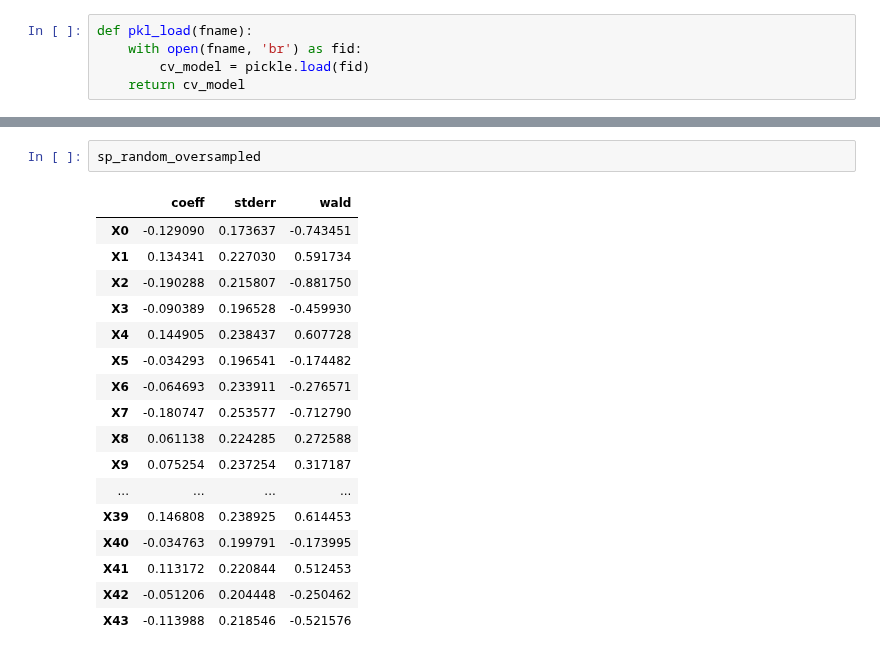
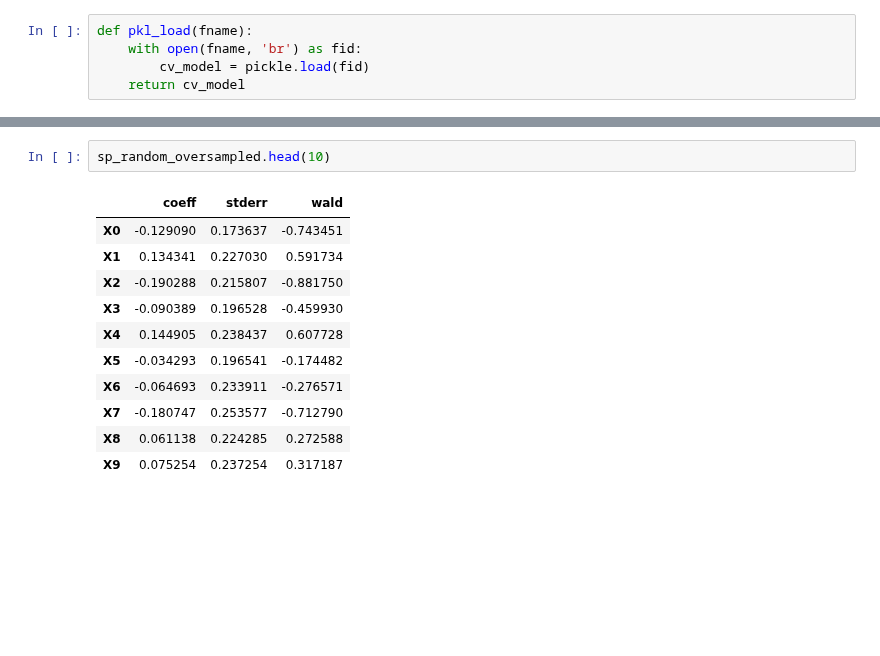
Before and after one commit to AllanLRH/master_thesis, a Jupyter notebook: joachim_exercise/results_summary.ipynb, the cells around one changed output, grey strips where cells are left out. Saved outputs shown, nothing was run; the diff lists cells and outputs as text; blank space fills up the shorter version.

```diff
--- a/joachim_exercise/results_summary.ipynb
+++ b/joachim_exercise/results_summary.ipynb
@@ -117,21 +113,15 @@ sp_adasyn
 # %%
-sp_random_oversampled
+sp_random_oversampled.head(10)
 # %% [output]
 |  | coeff | stderr | wald |
 | X0 | -0.129090 | 0.173637 | -0.743451 |
 | X1 | 0.134341 | 0.227030 | 0.591734 |
 | X2 | -0.190288 | 0.215807 | -0.881750 |
 | X3 | -0.090389 | 0.196528 | -0.459930 |
 | X4 | 0.144905 | 0.238437 | 0.607728 |
 | X5 | -0.034293 | 0.196541 | -0.174482 |
 | X6 | -0.064693 | 0.233911 | -0.276571 |
 | X7 | -0.180747 | 0.253577 | -0.712790 |
 | X8 | 0.061138 | 0.224285 | 0.272588 |
 | X9 | 0.075254 | 0.237254 | 0.317187 |
-| ... | ... | ... | ... |
-| X39 | 0.146808 | 0.238925 | 0.614453 |
-| X40 | -0.034763 | 0.199791 | -0.173995 |
-| X41 | 0.113172 | 0.220844 | 0.512453 |
-| X42 | -0.051206 | 0.204448 | -0.250462 |
-| X43 | -0.113988 | 0.218546 | -0.521576 |
 # %%
```
Also changed, not shown: parts of 11 cells of this notebook.
